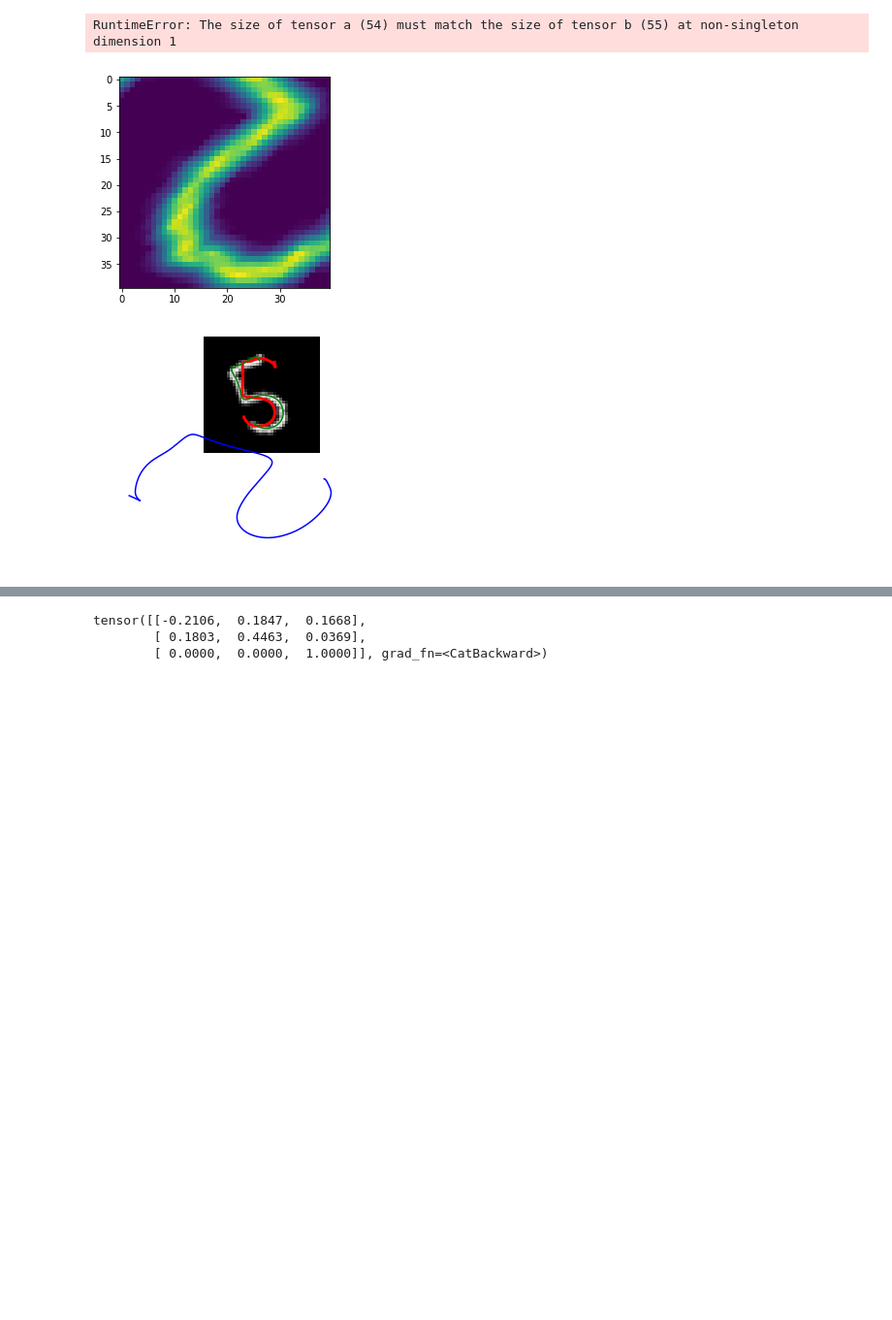
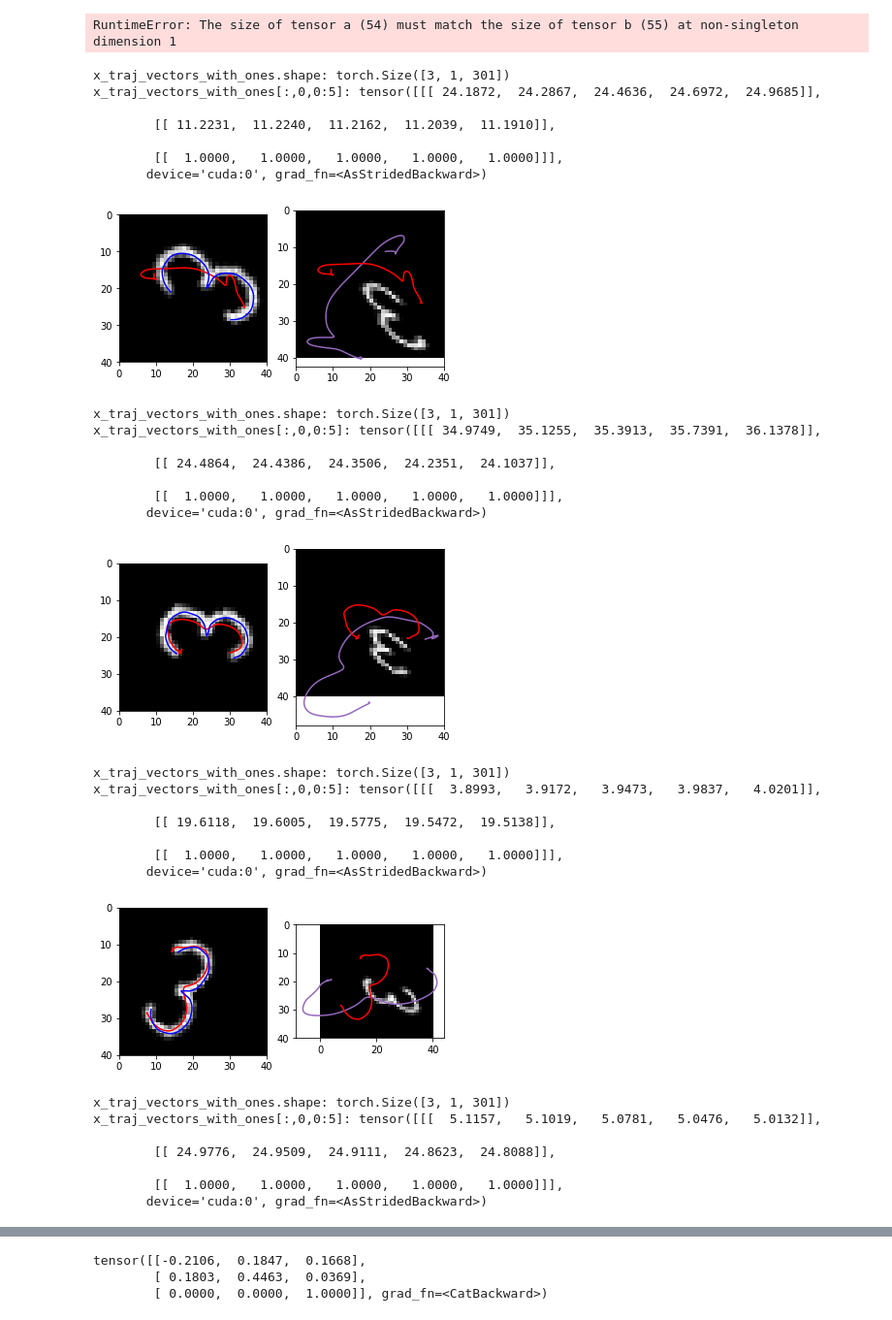
Before and after one commit to abr-ijs/imednet, a Jupyter notebook: notebooks/Spatial Transformer Networks Test.ipynb, the cells around one changed output, grey strips where cells are left out. Shown: that part at 97% size. Drawn from its saved outputs; the diff is of its cells as text; code cells hidden in the pictures; blank space fills up the shorter version.

Commit message:
Fix transformation bug in FullSTIMEDNet

```diff
--- a/notebooks/Spatial Transformer Networks Test.ipynb
+++ b/notebooks/Spatial Transformer Networks Test.ipynb
@@ -382,6 +390,11 @@ def load_model(root_path, model_path):
         model = model_class(pre_trained_cnn_model_path, layer_sizes, scaling)
     elif model_class_str == 'STIMEDNet' or model_class_str == 'FullSTIMEDNet':
         model = model_class(pre_trained_imednet_model_path, scale=scaling)
+        model.cuda()
+        model.localization.
+        # model.register_buffer('dmp_p', model.dmp_params.data_tensor)
+        # model.register_buffer('scale_t', model.dmp_params.scale_tensor)
+        # model.register_buffer('param_grad', model.dmp_params.grad_tensor)
     else:
         model = model_class(layer_sizes, None, scaling)
 
@@ -450,8 +463,9 @@ output = integrator.apply(torch_outputs, model.DMPp, model.param_grad, model.sca
 RuntimeError: The size of tensor a (54) must match the size of tensor b (55) at non-singleton dimension 1
 # %%
 # model_path = 'models/stimednet/stimednet-40x40-smnist-rotated-images 2018-09-06 11:40:39.271385/'
-model_path = 'models/stimednet/stimednet-40x40-smnist-rotated-images-end-to-end 2018-09-06 15:41:13.276921/'
-# model_path = 'models/stimednet/fullstimednet-40x40-smnist-rotated-images-end-to-end 2018-09-07 22:14:48.730739/'
+# model_path = 'models/stimednet/stimednet-40x40-smnist-rotated-images-end-to-end 2018-09-06 15:41:13.276921/'
+# model_path = 'models/stimednet/fullstimednet-40x40-smnist-rotated-images-end-to-end 2018-09-10 00:34:05.228820/'
+model_path = 'models/stimednet/fullstimednet-40x40-smnist-rotated-images-end-to-end 2018-09-11 18:50:01.160645/'
 model = load_model(root_path, model_path)
 model_stub = 'stimednet'
 # %%
@@ -518,11 +623,64 @@ images, outputs, scale, or_tr = MatLoader.load_data(data_path,
                                                     dmp_params_key='TransDMPParamsArray',
                                                     dmp_traj_key='TransDMPTrajArray',
                                                     load_original_trajectories=True)
+original_traj = []
+for i in range(0,images.shape[0]):
+    c,c1,c2 = zip(*or_tr[i])
+    original_traj.append(c)
+    original_traj.append(c1)
+original_traj = np.asarray(original_traj)
+original_traj = original_traj.reshape(-1,2,original_traj.shape[1])
+# %%
+def sample_indices_ending_with(array, ending, n):
+    """Sample n indices from array ending with specified digit."""
+    indices = []
+    count = 0
+    while count < n:
+        i = np.random.randint(array.shape[0])
+        if (i % 10) == ending:
+            indices.append(i)
+            count += 1
+    return indices
 # %%
-i_sample = np.random.randint(images.shape[0])
-sample_image = images[i_sample,:].reshape(40,40)
-sample_output = outputs[i_sample,:]
-show_image_to_motion_prediction(model, trainer, sample_image, sample_output)
+# i_sample = np.random.randint(images.shape[0])
+# i_sample = 33
+i_samples = sample_indices_ending_with(images, 3, 20)
+for i_sample in i_samples:
+    plt.figure()
+    sample_image = images[i_sample,:].reshape(40,40)
+    # sample_output = outputs[i_sample,:]
+    sample_output = original_traj[i_sample]
+    show_image_to_motion_prediction(model, trainer, sample_image, sample_output)
+    plt.show()
 # %% [output]
+x_traj_vectors_with_ones.shape: torch.Size([3, 1, 301])
+x_traj_vectors_with_ones[:,0,0:5]: tensor([[[ 24.1872,  24.2867,  24.4636,  24.6972,  24.9685]],
+
+        [[ 11.2231,  11.2240,  11.2162,  11.2039,  11.1910]],
+
+        [[  1.0000,   1.0000,   1.0000,   1.0000,   1.0000]]],
+       device='cuda:0', grad_fn=<AsStridedBackward>)
-[figure, old version]
+[figure, new version]
+x_traj_vectors_with_ones.shape: torch.Size([3, 1, 301])
+x_traj_vectors_with_ones[:,0,0:5]: tensor([[[ 34.9749,  35.1255,  35.3913,  35.7391,  36.1378]],
+
+        [[ 24.4864,  24.4386,  24.3506,  24.2351,  24.1037]],
+
+        [[  1.0000,   1.0000,   1.0000,   1.0000,   1.0000]]],
+       device='cuda:0', grad_fn=<AsStridedBackward>)
-[figure, old version]
+[figure, new version]
+x_traj_vectors_with_ones.shape: torch.Size([3, 1, 301])
+x_traj_vectors_with_ones[:,0,0:5]: tensor([[[  3.8993,   3.9172,   3.9473,   3.9837,   4.0201]],
+
+        [[ 19.6118,  19.6005,  19.5775,  19.5472,  19.5138]],
+
+        [[  1.0000,   1.0000,   1.0000,   1.0000,   1.0000]]],
+       device='cuda:0', grad_fn=<AsStridedBackward>)
+[figure, added]
+x_traj_vectors_with_ones.shape: torch.Size([3, 1, 301])
+x_traj_vectors_with_ones[:,0,0:5]: tensor([[[  5.1157,   5.1019,   5.0781,   5.0476,   5.0132]],
+
+        [[ 24.9776,  24.9509,  24.9111,  24.8623,  24.8088]],
+
+        [[  1.0000,   1.0000,   1.0000,   1.0000,   1.0000]]],
+       device='cuda:0', grad_fn=<AsStridedBackward>)
```
Also changed, not shown: parts of 6 cells of this notebook, 4 other files.
